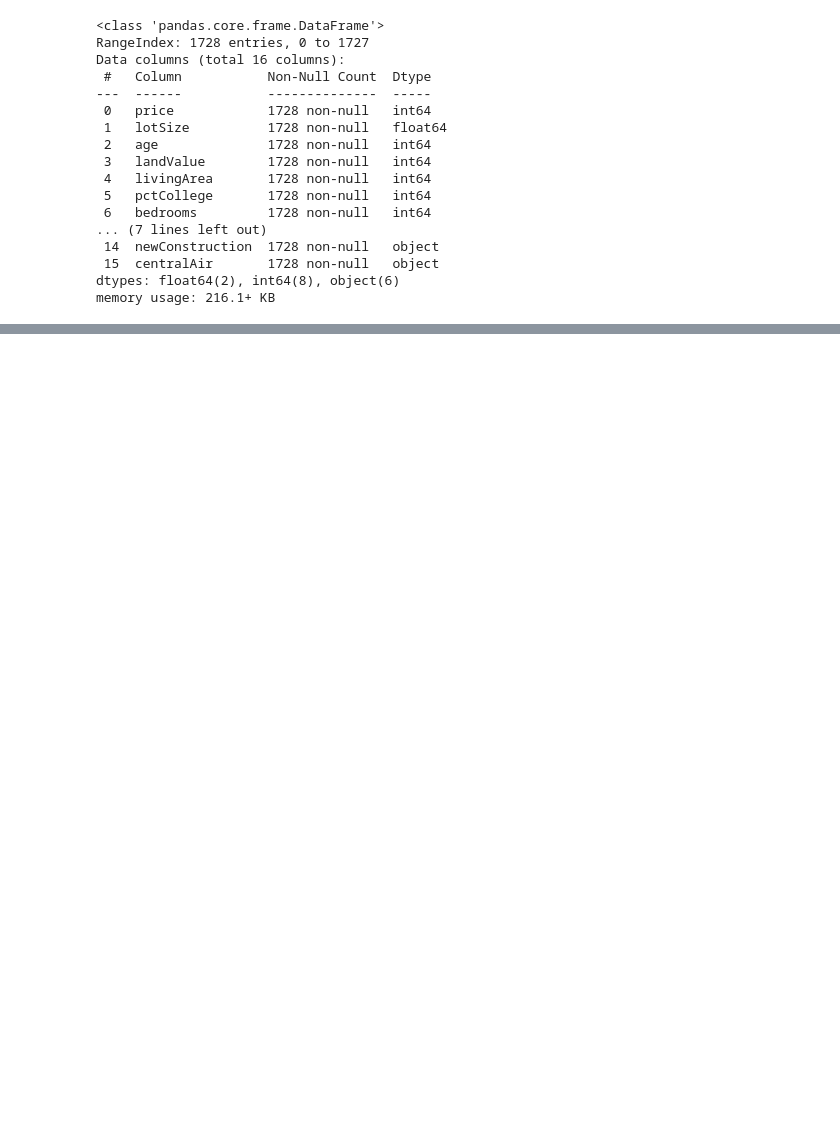
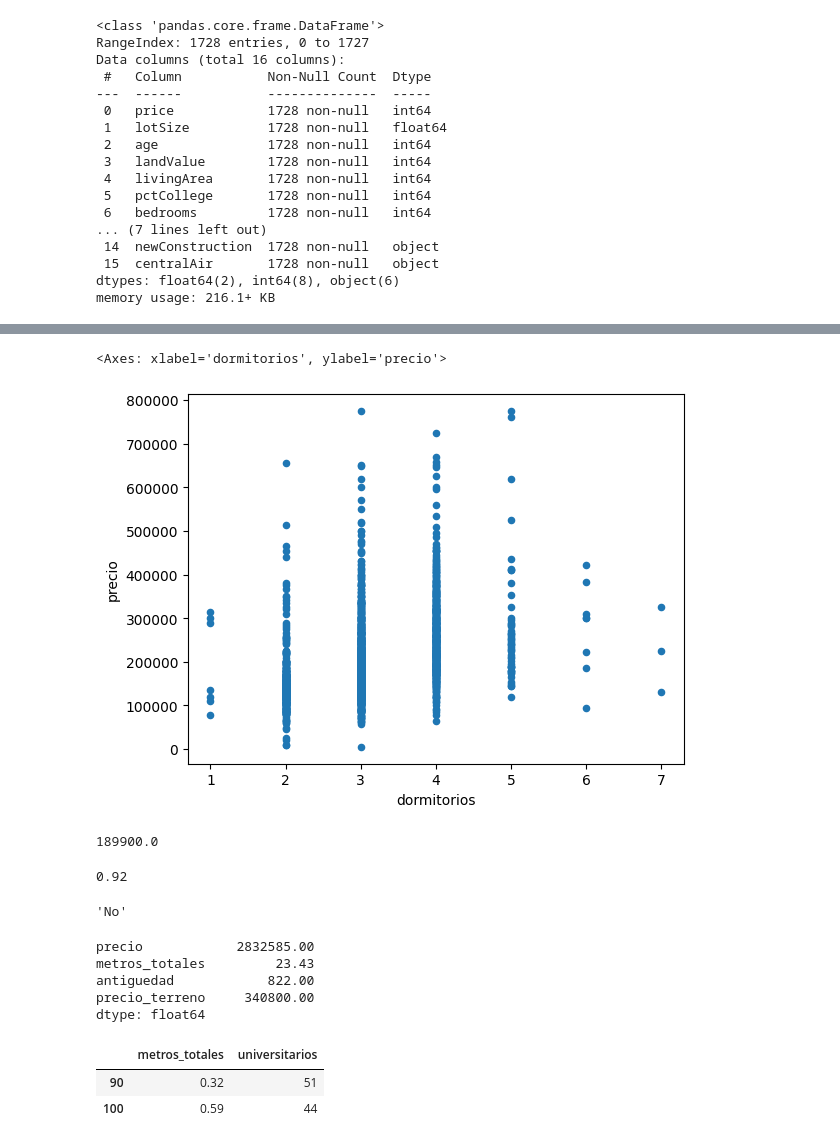
Before and after one commit to juandi247/Inteligencia_Artificial, a Jupyter notebook: intro.ipynb, the cells around one changed output, grey strips where cells are left out. Drawn from its saved outputs; the diff is of its cells as text; code cells hidden in the pictures; blank space fills up the shorter version.

```diff
--- a/intro.ipynb
+++ b/intro.ipynb
@@ -60,0 +128,5 @@ memory usage: 216.1+ KB
+# %%
+df.plot.scatter(x="dormitorios",y="precio")   #relacion o busqueda de la relacion entre el numero de dormitorios y el precio final de la vivienda
+# %% [output]
+<Axes: xlabel='dormitorios', ylabel='precio'>
+[figure, added]
@@ -60,0 +137,12 @@ memory usage: 216.1+ KB
+# %%
+df.precio.median() #mediana
+# %% [output]
+189900.0
+# %%
+df.iloc[1,1]   #me da el dato de la fila y la coluimnaa
+# %% [output]
+0.92
+# %%
+df.iloc[0,-1]  #primero van las filas y luego las columnas, al poner -1 me selecciona la ultima columna que seria aire
+# %% [output]
+'No'
@@ -60,0 +153,14 @@ memory usage: 216.1+ KB
+# %%
+df.iloc[0:21,0:4].sum() #filtrar hasta la fila 20 y las 4 primeras columnas  (el ultimo numero es exlcuyente)
+# %% [output]
+precio            2832585.00
+metros_totales         23.43
+antiguedad            822.00
+precio_terreno     340800.00
+dtype: float64
+# %%
+df.iloc[[90,100],[1,5]]
+# %% [output]
+|  | metros_totales | universitarios |
+| 90 | 0.32 | 51 |
+| 100 | 0.59 | 44 |
```
Also changed, not shown: parts of 10 cells of this notebook.
